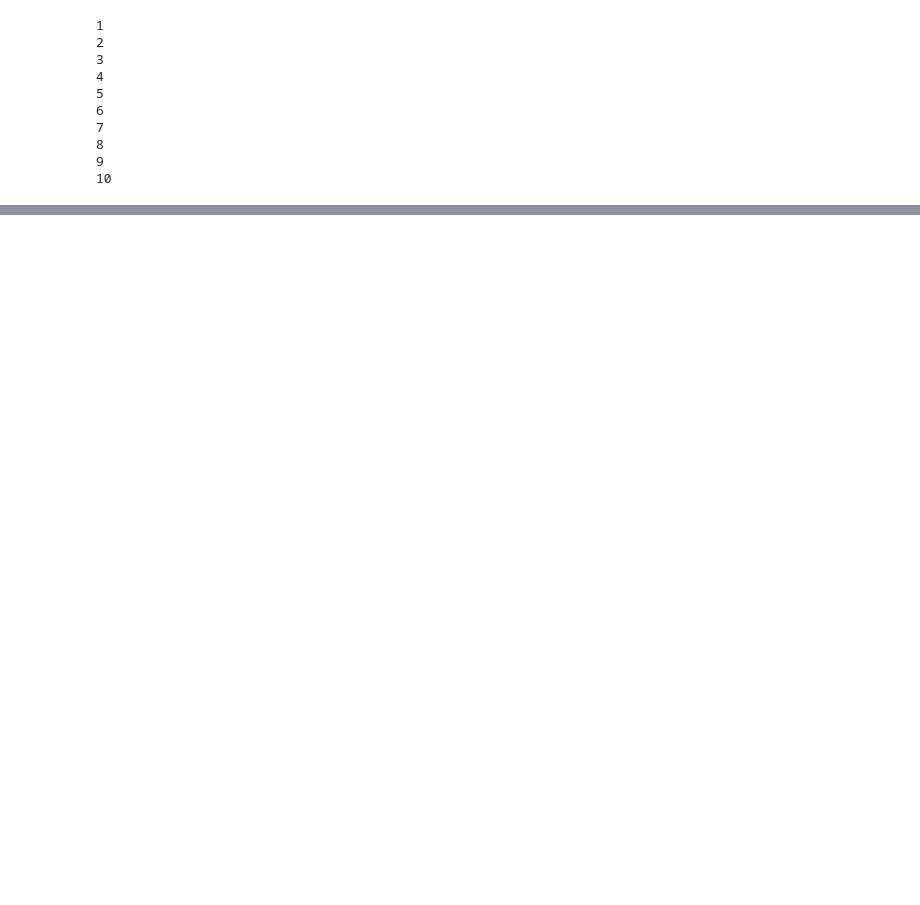
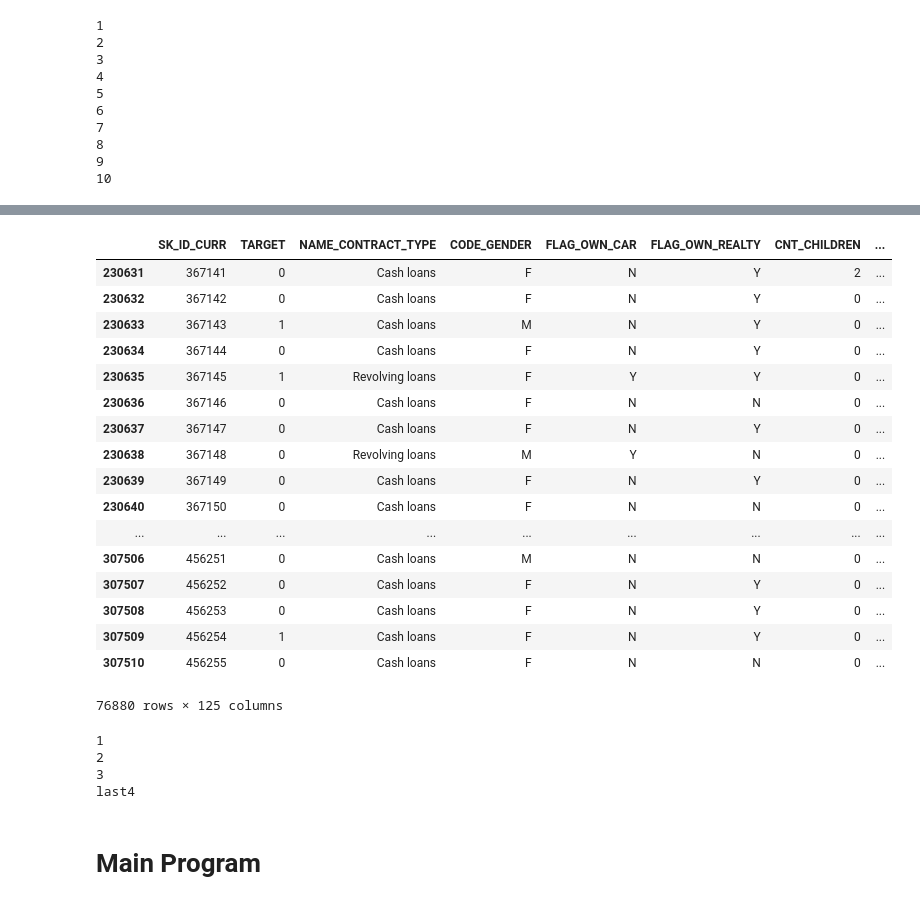
Before and after one commit to RajatChaudhari/HomeCreditDefaultRisk, a Jupyter notebook: HCDR1.ipynb, the cells around one changed output, grey strips where cells are left out. Saved outputs shown, nothing was run; the diff lists cells and outputs as text; code cells hidden in the pictures; blank space fills up the shorter version.

```diff
--- a/HCDR1.ipynb
+++ b/HCDR1.ipynb
@@ -286,0 +255,31 @@ SyntaxError: 'return' outside function (<ipython-input-39-73626b05bda9>, line 22
+# %%
+df=apptrain
+n=4
+d = {}
+count=df.shape[0]
+print("count "+str(count))
+parts=int(count/n)
+print("parts "+ str(parts))
+remains=int(count%n)
+print("remains "+ str(remains))
+'''if remains!=0:
+    limit=parts+1
+else:
+    limit=parts '''
+fro=0
+to=0
+print("     ")
+print("Limit"+str(limit))
+for one in range(1,n+1):
+    if remains>0 and one==n:
+        to=parts*one+remains
+    else:
+        to=parts*one
+
+    print("fro"+str(fro))
+    print("to "+ str(to))
+    d[one] =pd.DataFrame()
+    d[one]=df[fro:to]
+    fro=to
+
+    print("********")
@@ -286,0 +304,35 @@ SyntaxError: 'return' outside function (<ipython-input-39-73626b05bda9>, line 22
+# %%
+d[4]
+# %% [output]
+|  | SK_ID_CURR | TARGET | NAME_CONTRACT_TYPE | CODE_GENDER | FLAG_OWN_CAR | FLAG_OWN_REALTY | CNT_CHILDREN | ... |
+| 230631 | 367141 | 0 | Cash loans | F | N | Y | 2 | ... |
+| 230632 | 367142 | 0 | Cash loans | F | N | Y | 0 | ... |
+| 230633 | 367143 | 1 | Cash loans | M | N | Y | 0 | ... |
+| 230634 | 367144 | 0 | Cash loans | F | N | Y | 0 | ... |
+| 230635 | 367145 | 1 | Revolving loans | F | Y | Y | 0 | ... |
+| 230636 | 367146 | 0 | Cash loans | F | N | N | 0 | ... |
+| 230637 | 367147 | 0 | Cash loans | F | N | Y | 0 | ... |
+| 230638 | 367148 | 0 | Revolving loans | M | Y | N | 0 | ... |
+| 230639 | 367149 | 0 | Cash loans | F | N | Y | 0 | ... |
+| 230640 | 367150 | 0 | Cash loans | F | N | N | 0 | ... |
+| ... | ... | ... | ... | ... | ... | ... | ... | ... |
+| 307506 | 456251 | 0 | Cash loans | M | N | N | 0 | ... |
+| 307507 | 456252 | 0 | Cash loans | F | N | Y | 0 | ... |
+| 307508 | 456253 | 0 | Cash loans | F | N | Y | 0 | ... |
+| 307509 | 456254 | 1 | Cash loans | F | N | Y | 0 | ... |
+| 307510 | 456255 | 0 | Cash loans | F | N | N | 0 | ... |
+76880 rows × 125 columns
+# %%
+for one in range(1,4+1):
+
+    if one==n:
+        print("last"+ str(one))
+    else:
+        print(one)
+# %% [output]
+1
+2
+3
+last4
+# %% [markdown]
+# Main Program
```
Also changed, not shown: parts of 23 cells of this notebook.
